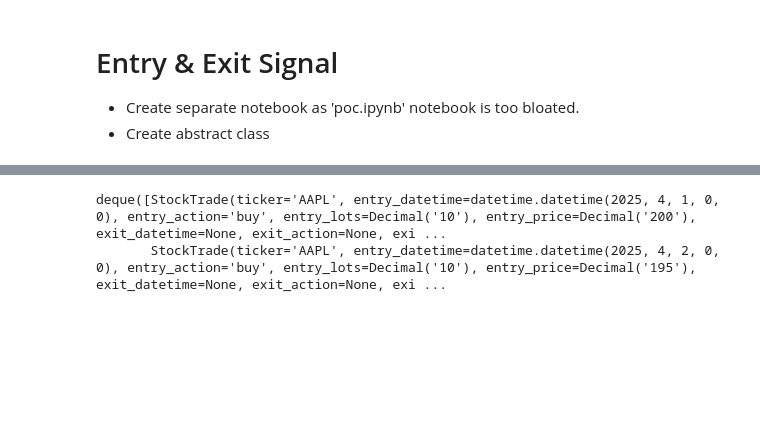
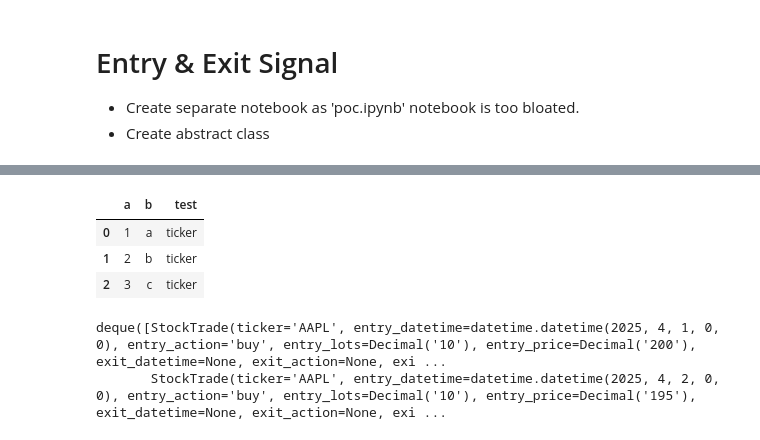
Before and after one commit to CKAbundant/sentiment, a Jupyter notebook: signal.ipynb, the cells around one changed output, grey strips where cells are left out. Saved outputs shown, nothing was run; the diff lists cells and outputs as text; code cells hidden in the pictures; blank space fills up the shorter version.

```diff
--- a/signal.ipynb
+++ b/signal.ipynb
@@ -32,3 +110,11 @@ a[True]
+# %%
+a["test"] = "ticker"
+a
+# %% [output]
+|  | a | b | test |
+| 0 | 1 | a | ticker |
+| 1 | 2 | b | ticker |
+| 2 | 3 | c | ticker |
 # %%
 trade = StockTrade(
     ticker="AAPL",
```
Also changed, not shown: parts of 8 cells of this notebook, 2 other files.
